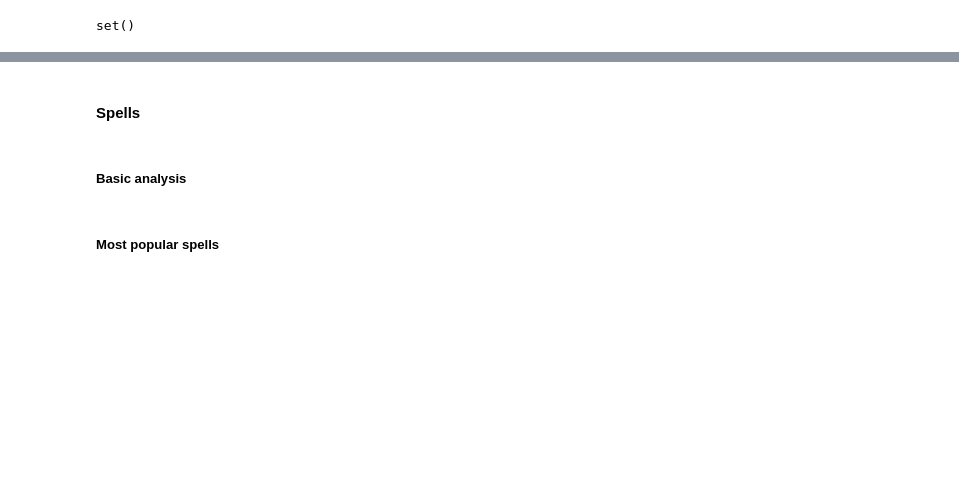
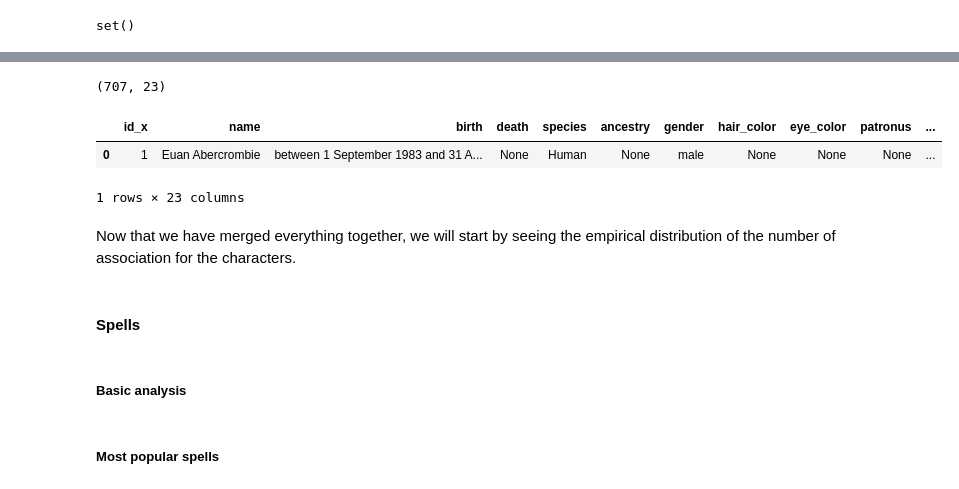
Before and after one commit to DataViziosa/PotterViz, a Jupyter notebook: python/exploratory_data_analysis.ipynb, the cells around one changed output, grey strips where cells are left out. Cells and saved outputs as stored; diff of their text form; code cells hidden in the pictures; blank space fills up the shorter version.

```diff
--- a/python/exploratory_data_analysis.ipynb
+++ b/python/exploratory_data_analysis.ipynb
@@ -444,3 +457,16 @@ set()
+# %%
+df_hp_chars = df_hp_chars.merge(df_networks, left_on="name", right_on="label",how="left")
+df_hp_chars.shape
+# %% [output]
+(707, 23)
+# %%
+df_hp_chars.head(1)
+# %% [output]
+|  | id_x | name | birth | death | species | ancestry | gender | hair_color | eye_color | patronus | ... |
+| 0 | 1 | Euan Abercrombie | between 1 September 1983 and 31 A... | None | Human | None | male | None | None | None | ... |
+1 rows × 23 columns
+# %% [markdown]
+Now that we have merged everything together, we will start by seeing the empirical distribution of the number of association for the characters.
 # %% [markdown]
 #### Spells
 # %% [markdown]
```
Also changed, not shown: parts of 10 cells of this notebook, 2 other files.
